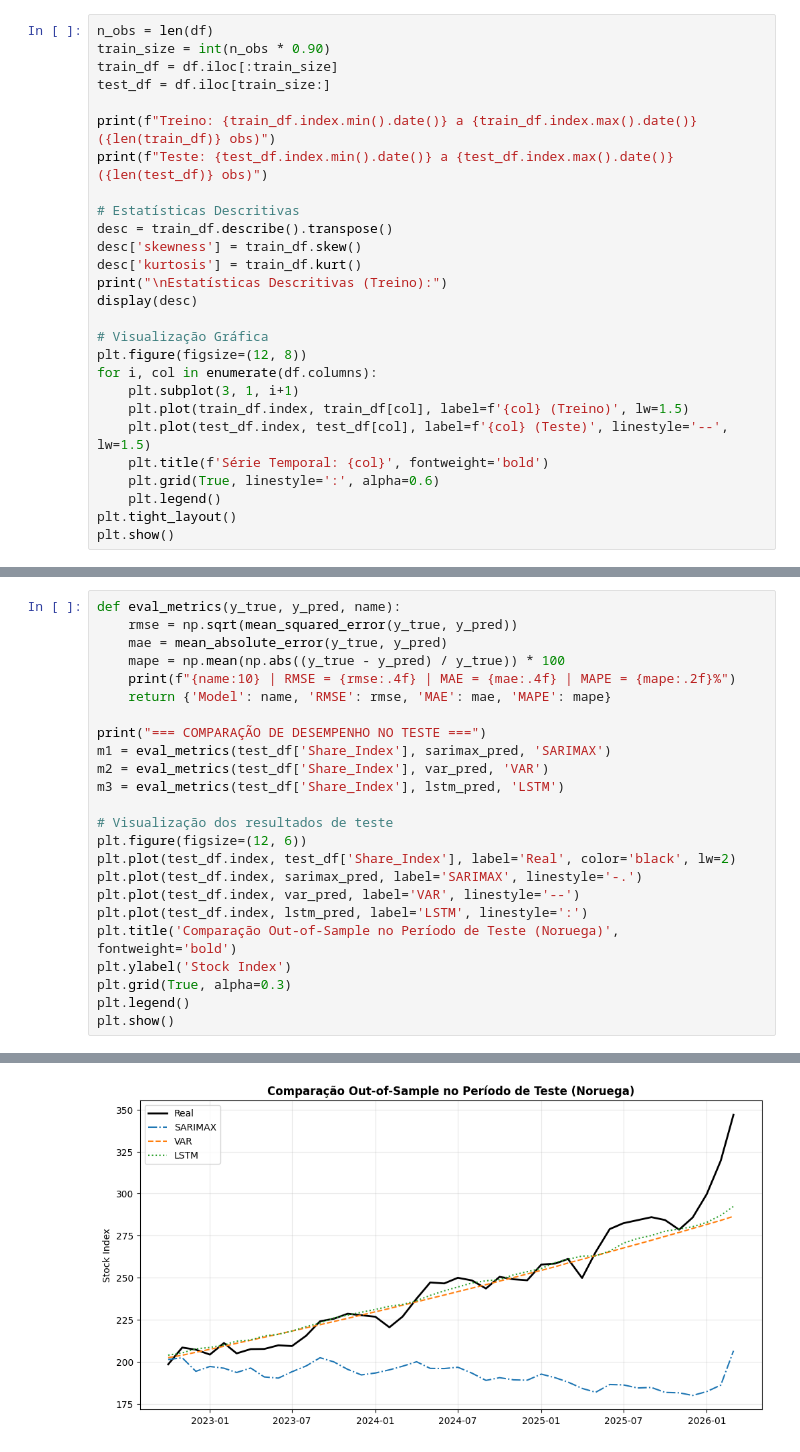
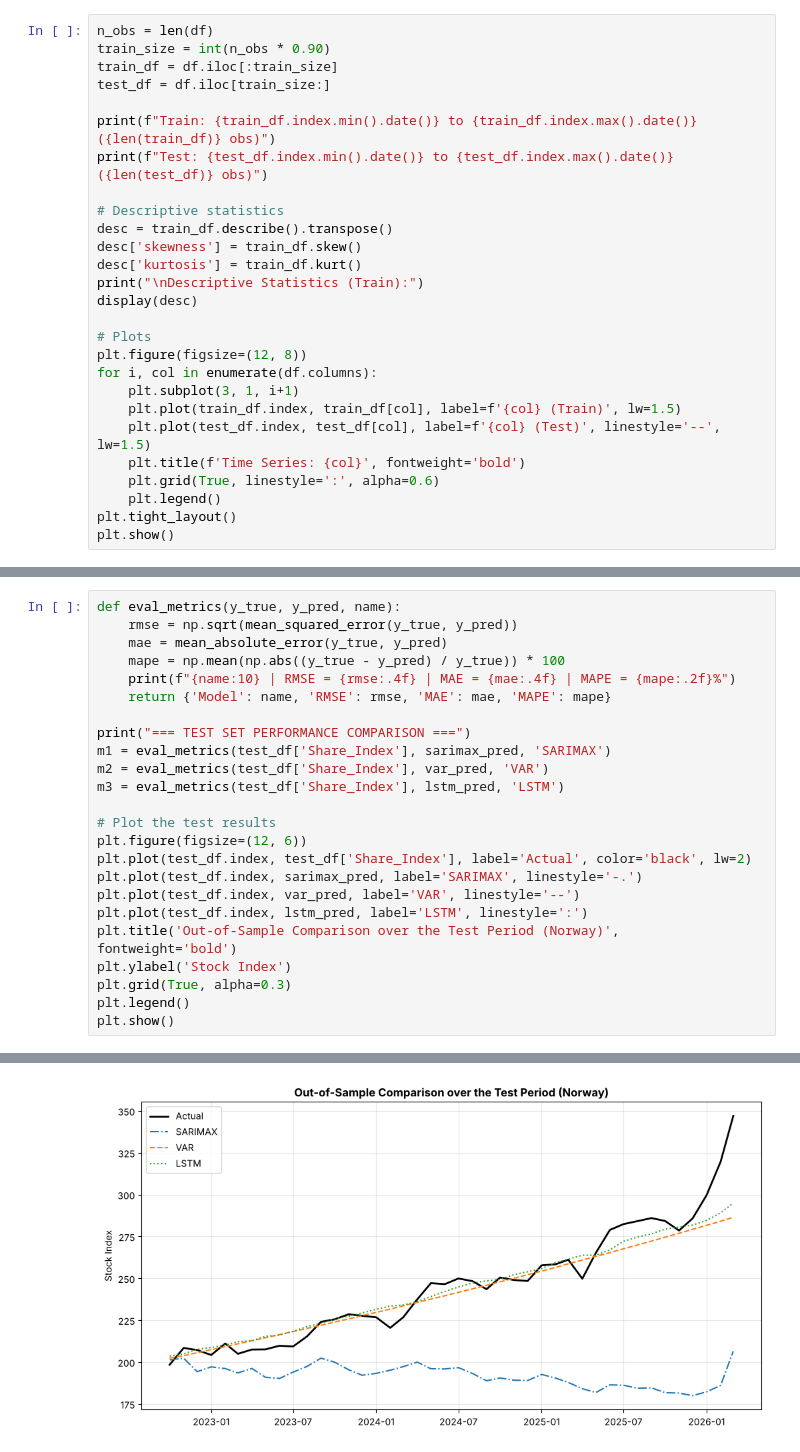
Before and after one commit to andrefmotamarques-pixel/norway-stock-index-forecasting, a Jupyter notebook: analysis.ipynb, the cells around one changed output, grey strips where cells are left out. Drawn from its saved outputs; the diff is of its cells as text.

```diff
--- a/analysis.ipynb
+++ b/analysis.ipynb
@@ -71,23 +68,23 @@ train_size = int(n_obs * 0.90)
 train_df = df.iloc[:train_size]
 test_df = df.iloc[train_size:]
 
-print(f"Treino: {train_df.index.min().date()} a {train_df.index.max().date()} ({len(train_df)} obs)")
-print(f"Teste: {test_df.index.min().date()} a {test_df.index.max().date()} ({len(test_df)} obs)")
+print(f"Train: {train_df.index.min().date()} to {train_df.index.max().date()} ({len(train_df)} obs)")
+print(f"Test: {test_df.index.min().date()} to {test_df.index.max().date()} ({len(test_df)} obs)")
 
-# Estatísticas Descritivas
+# Descriptive statistics
 desc = train_df.describe().transpose()
 desc['skewness'] = train_df.skew()
 desc['kurtosis'] = train_df.kurt()
-print("\nEstatísticas Descritivas (Treino):")
+print("\nDescriptive Statistics (Train):")
 display(desc)
 
-# Visualização Gráfica
+# Plots
 plt.figure(figsize=(12, 8))
 for i, col in enumerate(df.columns):
     plt.subplot(3, 1, i+1)
-    plt.plot(train_df.index, train_df[col], label=f'{col} (Treino)', lw=1.5)
-    plt.plot(test_df.index, test_df[col], label=f'{col} (Teste)', linestyle='--', lw=1.5)
-    plt.title(f'Série Temporal: {col}', fontweight='bold')
+    plt.plot(train_df.index, train_df[col], label=f'{col} (Train)', lw=1.5)
+    plt.plot(test_df.index, test_df[col], label=f'{col} (Test)', linestyle='--', lw=1.5)
+    plt.title(f'Time Series: {col}', fontweight='bold')
     plt.grid(True, linestyle=':', alpha=0.6)
     plt.legend()
 plt.tight_layout()
@@ -340,18 +319,18 @@ def eval_metrics(y_true, y_pred, name):
     print(f"{name:10} | RMSE = {rmse:.4f} | MAE = {mae:.4f} | MAPE = {mape:.2f}%")
     return {'Model': name, 'RMSE': rmse, 'MAE': mae, 'MAPE': mape}
 
-print("=== COMPARAÇÃO DE DESEMPENHO NO TESTE ===")
+print("=== TEST SET PERFORMANCE COMPARISON ===")
 m1 = eval_metrics(test_df['Share_Index'], sarimax_pred, 'SARIMAX')
 m2 = eval_metrics(test_df['Share_Index'], var_pred, 'VAR')
 m3 = eval_metrics(test_df['Share_Index'], lstm_pred, 'LSTM')
 
-# Visualização dos resultados de teste
+# Plot the test results
 plt.figure(figsize=(12, 6))
-plt.plot(test_df.index, test_df['Share_Index'], label='Real', color='black', lw=2)
+plt.plot(test_df.index, test_df['Share_Index'], label='Actual', color='black', lw=2)
 plt.plot(test_df.index, sarimax_pred, label='SARIMAX', linestyle='-.')
 plt.plot(test_df.index, var_pred, label='VAR', linestyle='--')
 plt.plot(test_df.index, lstm_pred, label='LSTM', linestyle=':')
-plt.title('Comparação Out-of-Sample no Período de Teste (Noruega)', fontweight='bold')
+plt.title('Out-of-Sample Comparison over the Test Period (Norway)', fontweight='bold')
 plt.ylabel('Stock Index')
 plt.grid(True, alpha=0.3)
 plt.legend()
@@ -364 +343 @@ LSTM       | RMSE = 11.8374 | MAE = 7.1413 | MAPE = 2.69%
-[figure, old version]
+[figure, new version]
```
Also changed, not shown: parts of 26 cells of this notebook, 7 other files.
